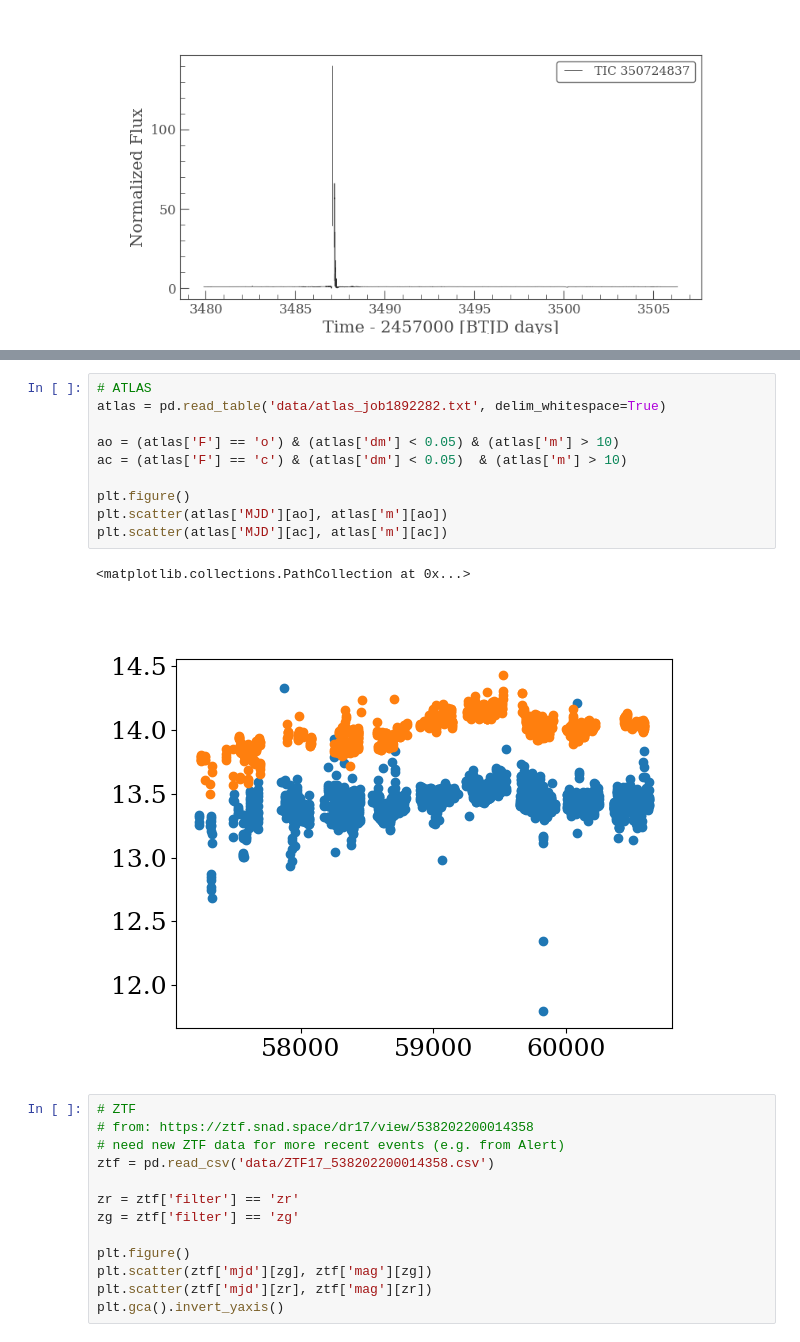
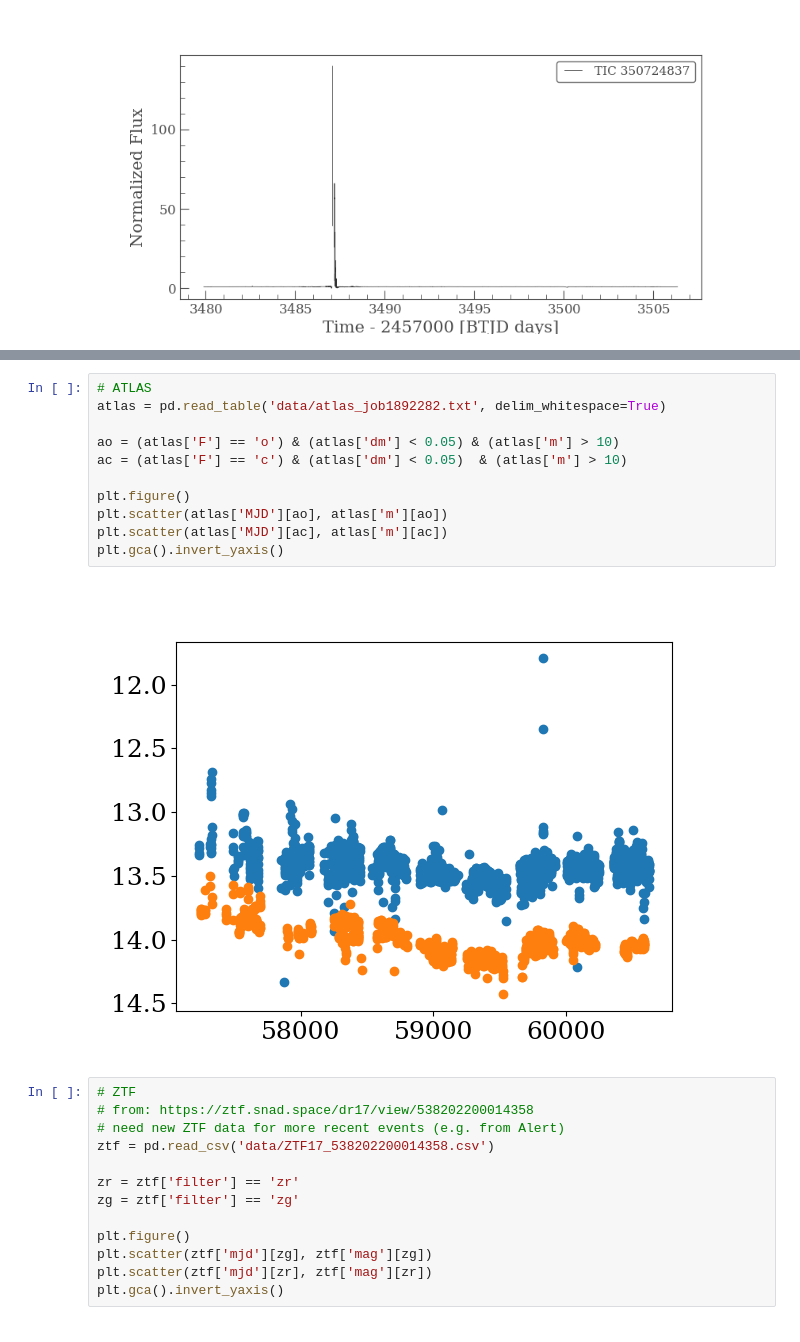
Before and after one commit to jradavenport/ZTF24aaerzwh, a Jupyter notebook: explore.ipynb, the cells around one changed output, grey strips where cells are left out. Saved outputs shown, nothing was run; the diff lists cells and outputs as text.

```diff
--- a/explore.ipynb
+++ b/explore.ipynb
@@ -42,16 +39,16 @@ atlas
 # %%
 # ATLAS
 atlas = pd.read_table('data/atlas_job1892282.txt', delim_whitespace=True)
 
 ao = (atlas['F'] == 'o') & (atlas['dm'] < 0.05) & (atlas['m'] > 10)
 ac = (atlas['F'] == 'c') & (atlas['dm'] < 0.05)  & (atlas['m'] > 10)
 
 plt.figure()
 plt.scatter(atlas['MJD'][ao], atlas['m'][ao])
 plt.scatter(atlas['MJD'][ac], atlas['m'][ac])
+plt.gca().invert_yaxis()
 # %% [output]
-<matplotlib.collections.PathCollection at 0x...>
-[figure, old version]
+[figure, new version]
 # %%
 # ZTF
 # from: https://ztf.snad.space/dr17/view/538202200014358
```
Also changed, not shown: parts of 16 cells of this notebook, 3 other files.
